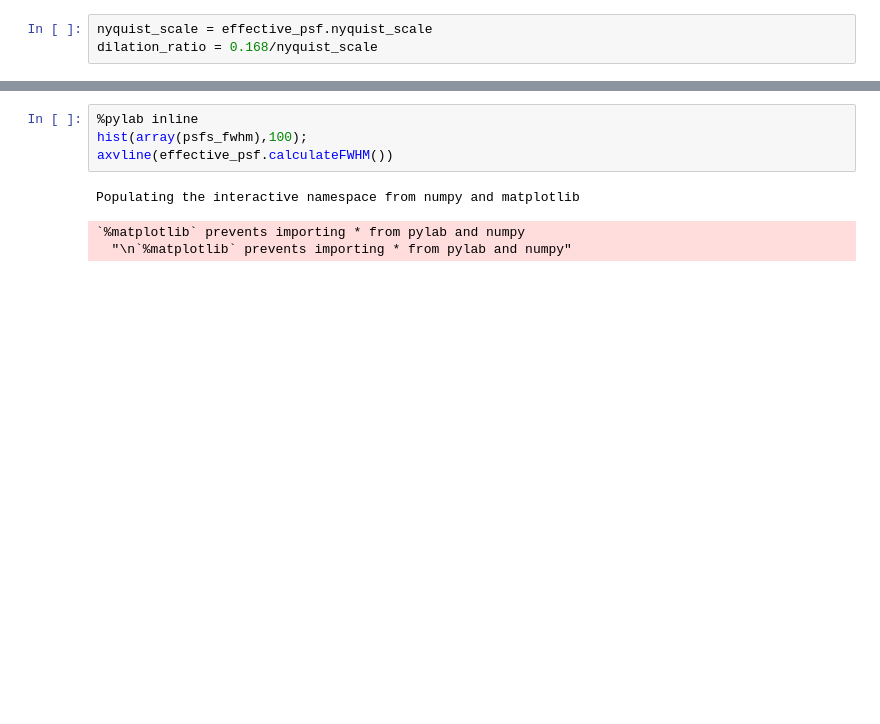
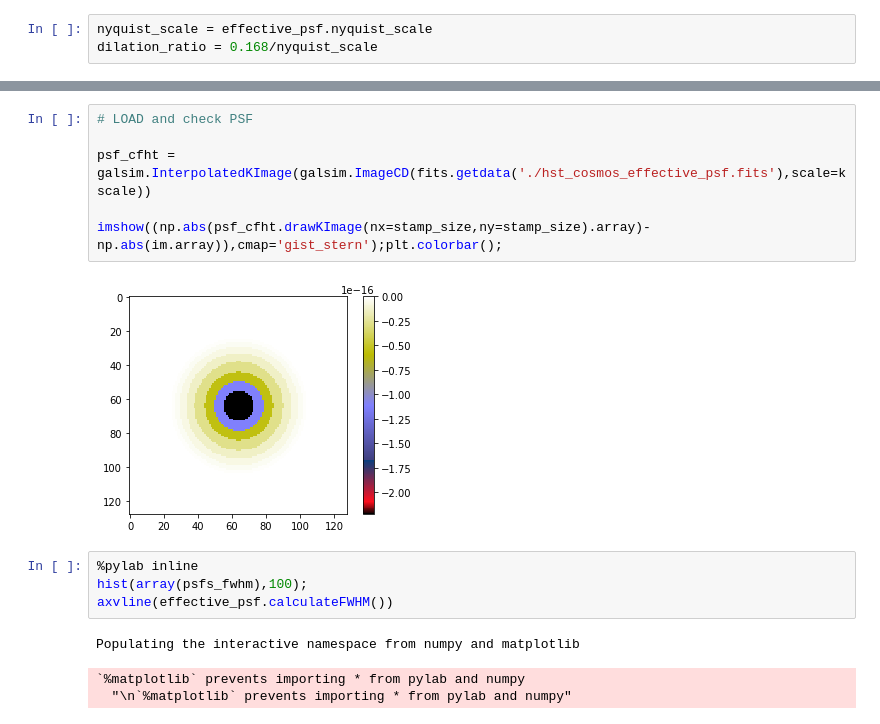
Before and after one commit to CosmoStat/ShapeDeconv, a Jupyter notebook: data/BuildingCOSMOS_PSF.ipynb, the cells around one changed output, grey strips where cells are left out. Saved outputs shown, nothing was run; the diff lists cells and outputs as text; blank space fills up the shorter version.

```diff
--- a/data/BuildingCOSMOS_PSF.ipynb
+++ b/data/BuildingCOSMOS_PSF.ipynb
@@ -81,3 +88,11 @@ dilation_ratio = 0.168/nyquist_scale
+# %%
+# LOAD and check PSF
+
+psf_cfht = galsim.InterpolatedKImage(galsim.ImageCD(fits.getdata('./hst_cosmos_effective_psf.fits'),scale=kscale))
+
+imshow((np.abs(psf_cfht.drawKImage(nx=stamp_size,ny=stamp_size).array)-np.abs(im.array)),cmap='gist_stern');plt.colorbar();
+# %% [output]
+[figure, added]
 # %%
 %pylab inline
 hist(array(psfs_fwhm),100);
```
Also changed, not shown: parts of 9 cells of this notebook, 6 other files.
